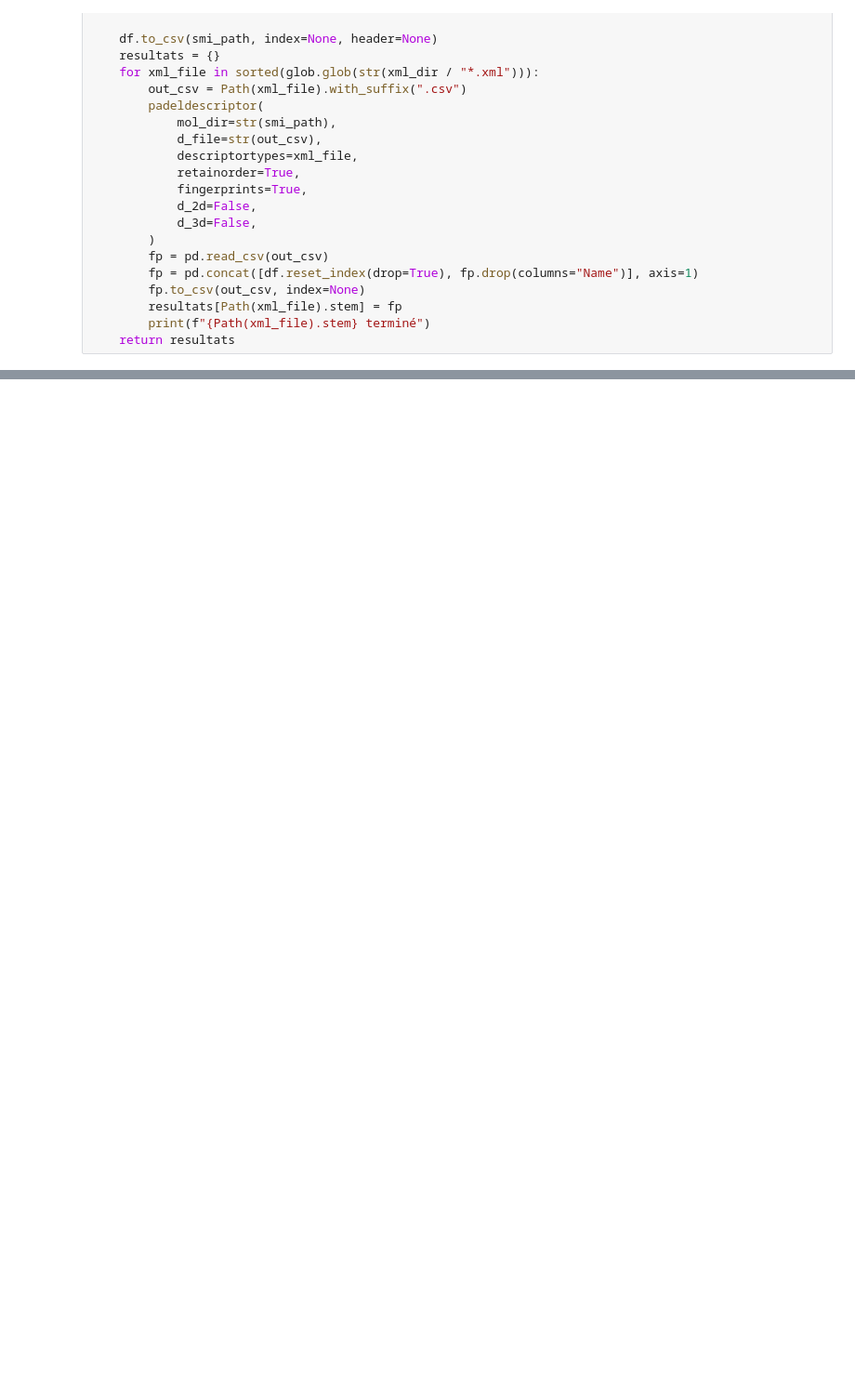
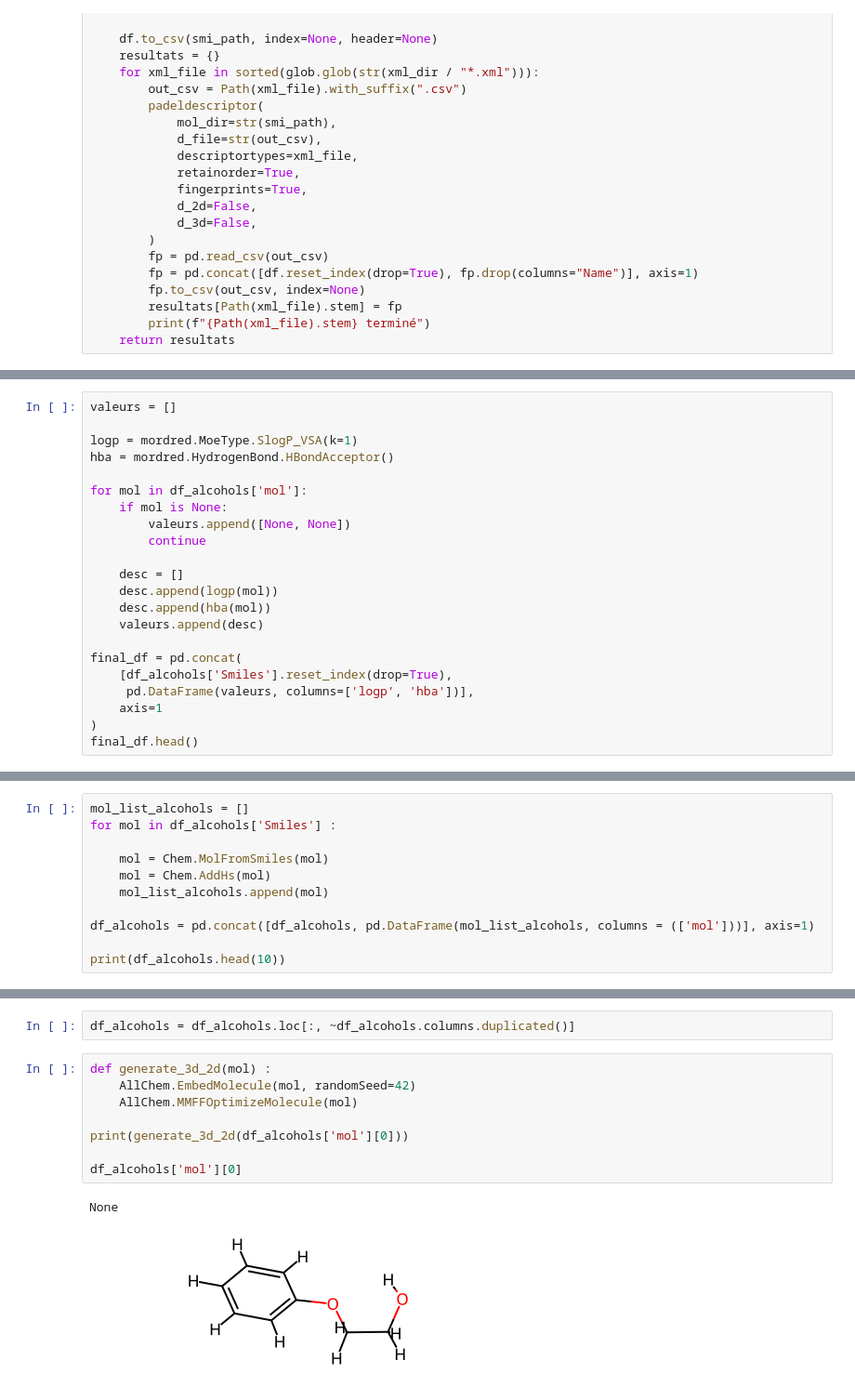
Before and after one commit to Marouane-Elhouari/rdkit-, a Jupyter notebook: analyse_rdkit_ameliore.ipynb, the cells around one changed output, grey strips where cells are left out. Shown at 93% size. Saved outputs shown, nothing was run; the diff lists cells and outputs as text; blank space fills up the shorter version.

```diff
--- a/analyse_rdkit_ameliore.ipynb
+++ b/analyse_rdkit_ameliore.ipynb
@@ -240,0 +495,22 @@ def calculer_descripteurs_padel(df: pd.DataFrame, xml_dir: Path, smi_path: Path)
+# %%
+valeurs = []
+
+logp = mordred.MoeType.SlogP_VSA(k=1)
+hba = mordred.HydrogenBond.HBondAcceptor()
+
+for mol in df_alcohols['mol']:
+    if mol is None:
+        valeurs.append([None, None])
+        continue
+
+    desc = []
+    desc.append(logp(mol))
+    desc.append(hba(mol))
+    valeurs.append(desc)
+
+final_df = pd.concat(
+    [df_alcohols['Smiles'].reset_index(drop=True),
+     pd.DataFrame(valeurs, columns=['logp', 'hba'])],
+    axis=1
+)
+final_df.head()
@@ -240,0 +550,11 @@ def calculer_descripteurs_padel(df: pd.DataFrame, xml_dir: Path, smi_path: Path)
+# %%
+mol_list_alcohols = []
+for mol in df_alcohols['Smiles'] :
+
+    mol = Chem.MolFromSmiles(mol)
+    mol = Chem.AddHs(mol)
+    mol_list_alcohols.append(mol)
+
+df_alcohols = pd.concat([df_alcohols, pd.DataFrame(mol_list_alcohols, columns = (['mol']))], axis=1)
+
+print(df_alcohols.head(10))
@@ -240,0 +593,13 @@ def calculer_descripteurs_padel(df: pd.DataFrame, xml_dir: Path, smi_path: Path)
+# %%
+df_alcohols = df_alcohols.loc[:, ~df_alcohols.columns.duplicated()]
+# %%
+def generate_3d_2d(mol) :
+    AllChem.EmbedMolecule(mol, randomSeed=42)
+    AllChem.MMFFOptimizeMolecule(mol)
+
+print(generate_3d_2d(df_alcohols['mol'][0]))
+
+df_alcohols['mol'][0]
+# %% [output]
+None
+[figure, added]
```
Also changed, not shown: parts of 29 cells of this notebook, 4 other files.
